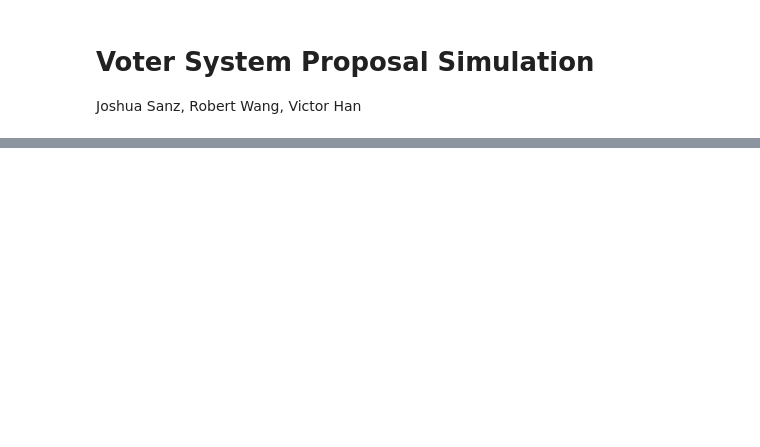
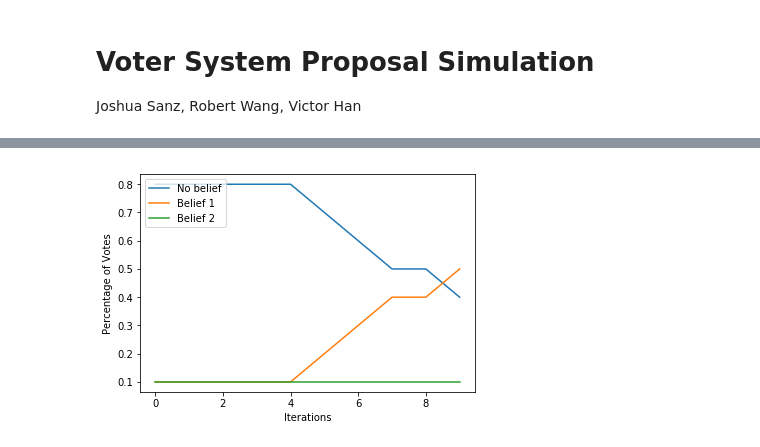
Before and after one commit to vhan95/EECS126_project, a Jupyter notebook: proposal.ipynb, the cells around one changed output, grey strips where cells are left out. Cells and saved outputs as stored; diff of their text form; code cells hidden in the pictures; blank space fills up the shorter version.

```diff
--- a/proposal.ipynb
+++ b/proposal.ipynb
@@ -53 +76,7 @@ vm.draw()
+# %%
+# Plot the distribution of beliefs per iteration
+plt.figure()
+plot_comparisons(belief_arr)
+# %% [output]
+[figure, added]
 # %%
```
Also changed, not shown: parts of 11 cells of this notebook, 1 other file.
